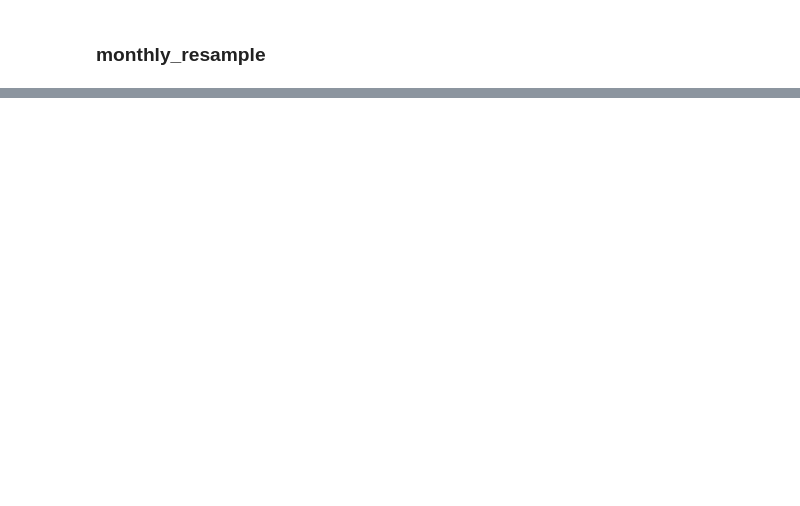
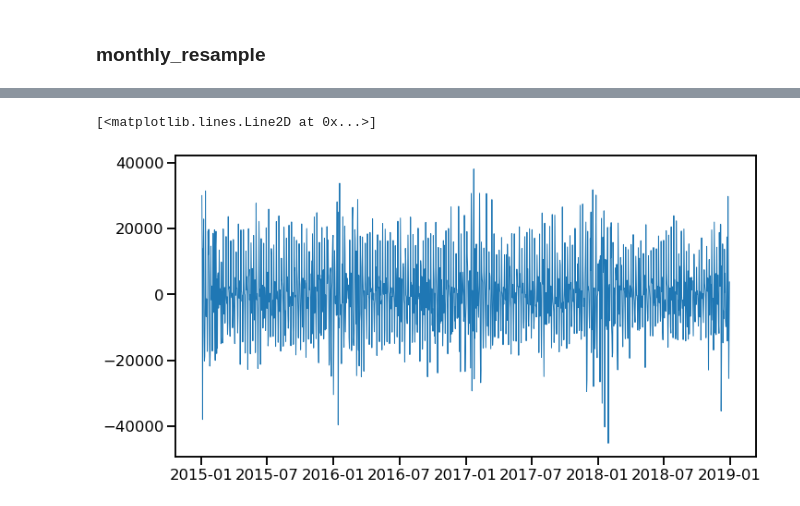
Before and after one commit to 21ckwj/Data-Analysis, a Jupyter notebook: clone coding/demand_forecast_이제현님.ipynb, the cells around one changed output, grey strips where cells are left out. Saved outputs shown, nothing was run; the diff lists cells and outputs as text; code cells hidden in the pictures; blank space fills up the shorter version.

```diff
--- a/clone coding/demand_forecast_이제현님.ipynb
+++ b/clone coding/demand_forecast_이제현님.ipynb
@@ -176,0 +228,3 @@ axs[0].set_xlim(datetime.datetime(2015,1,1), datetime.datetime(2020,10,16))
+# %%
+df_train['demand_diff'] = df_train['demand'].diff()
+df_train[['demand','demand_diff']]
@@ -176,0 +246,6 @@ axs[0].set_xlim(datetime.datetime(2015,1,1), datetime.datetime(2020,10,16))
+# %%
+fig, ax = plt.subplots(figsize=(10,5),constrained_layout=True)
+ax.plot(df_train.index, df_train['demand_diff'],lw=1)
+# %% [output]
+[<matplotlib.lines.Line2D at 0x...>]
+[figure, added]
```
Also changed, not shown: parts of 8 cells of this notebook.
